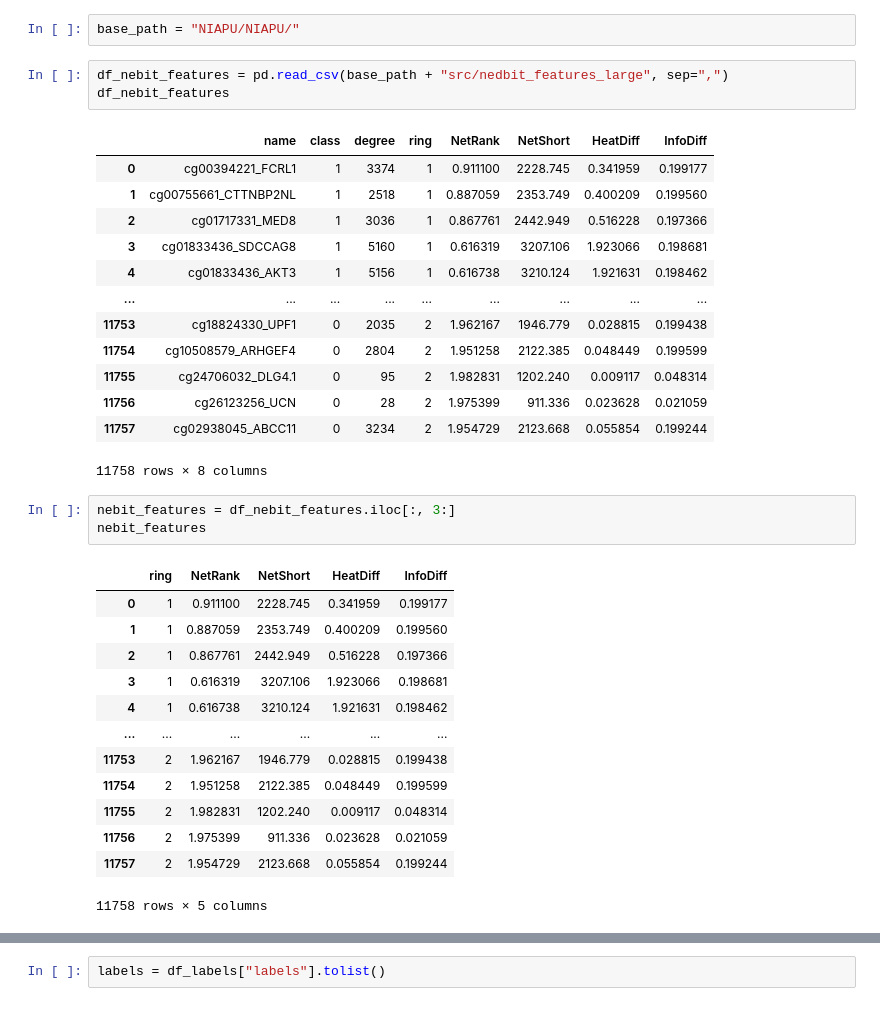
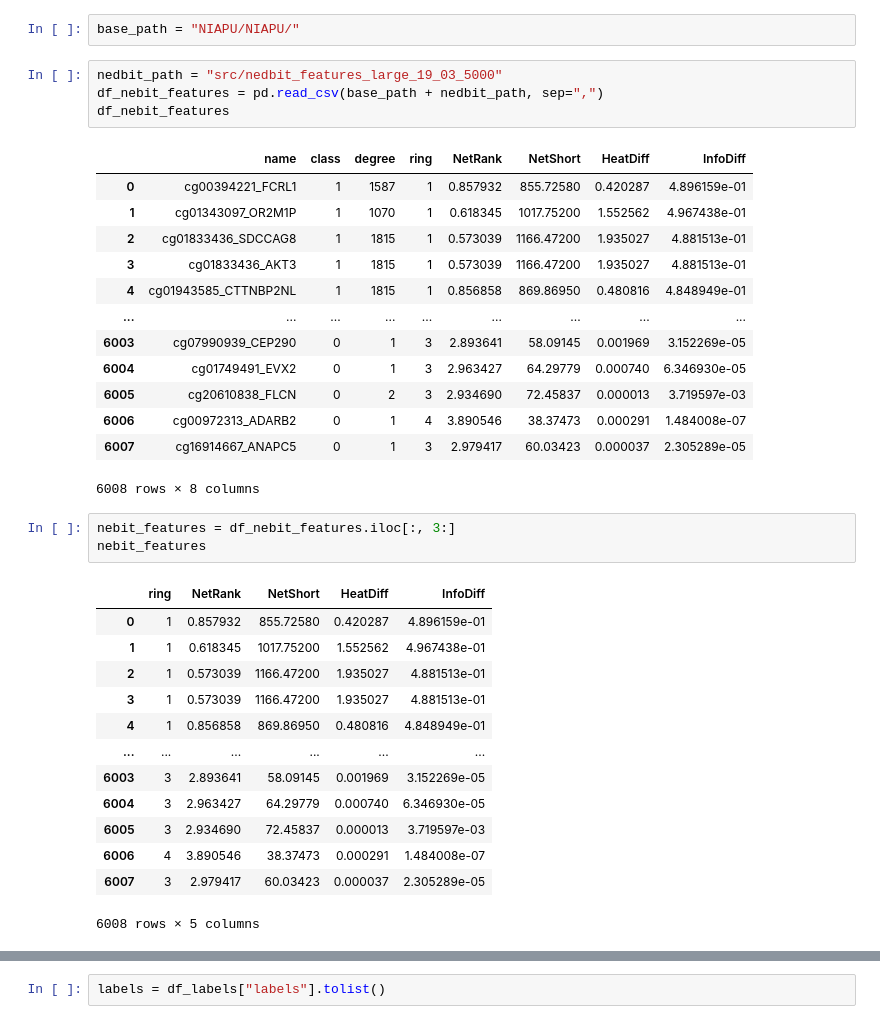
Before and after one commit to anuprulez/nanosampler, a Jupyter notebook: AML/analyse_niapu_features.ipynb, the cells around one changed output, grey strips where cells are left out. Drawn from its saved outputs; the diff is of its cells as text.

```diff
--- a/AML/analyse_niapu_features.ipynb
+++ b/AML/analyse_niapu_features.ipynb
@@ -4,39 +4,40 @@ import pandas as pd
 # %%
 base_path = "NIAPU/NIAPU/"
 # %%
-df_nebit_features = pd.read_csv(base_path + "src/nedbit_features_large", sep=",")
+nedbit_path = "src/nedbit_features_large_19_03_5000"
+df_nebit_features = pd.read_csv(base_path + nedbit_path, sep=",")
 df_nebit_features
 # %% [output]
 |  | name | class | degree | ring | NetRank | NetShort | HeatDiff | InfoDiff |
-| 0 | cg00394221_FCRL1 | 1 | 3374 | 1 | 0.911100 | 2228.745 | 0.341959 | 0.199177 |
-| 1 | cg00755661_CTTNBP2NL | 1 | 2518 | 1 | 0.887059 | 2353.749 | 0.400209 | 0.199560 |
-| 2 | cg01717331_MED8 | 1 | 3036 | 1 | 0.867761 | 2442.949 | 0.516228 | 0.197366 |
-| 3 | cg01833436_SDCCAG8 | 1 | 5160 | 1 | 0.616319 | 3207.106 | 1.923066 | 0.198681 |
-| 4 | cg01833436_AKT3 | 1 | 5156 | 1 | 0.616738 | 3210.124 | 1.921631 | 0.198462 |
+| 0 | cg00394221_FCRL1 | 1 | 1587 | 1 | 0.857932 | 855.72580 | 0.420287 | 4.896159e-01 |
+| 1 | cg01343097_OR2M1P | 1 | 1070 | 1 | 0.618345 | 1017.75200 | 1.552562 | 4.967438e-01 |
+| 2 | cg01833436_SDCCAG8 | 1 | 1815 | 1 | 0.573039 | 1166.47200 | 1.935027 | 4.881513e-01 |
+| 3 | cg01833436_AKT3 | 1 | 1815 | 1 | 0.573039 | 1166.47200 | 1.935027 | 4.881513e-01 |
+| 4 | cg01943585_CTTNBP2NL | 1 | 1815 | 1 | 0.856858 | 869.86950 | 0.480816 | 4.848949e-01 |
 | ... | ... | ... | ... | ... | ... | ... | ... | ... |
-| 11753 | cg18824330_UPF1 | 0 | 2035 | 2 | 1.962167 | 1946.779 | 0.028815 | 0.199438 |
-| 11754 | cg10508579_ARHGEF4 | 0 | 2804 | 2 | 1.951258 | 2122.385 | 0.048449 | 0.199599 |
-| 11755 | cg24706032_DLG4.1 | 0 | 95 | 2 | 1.982831 | 1202.240 | 0.009117 | 0.048314 |
-| 11756 | cg26123256_UCN | 0 | 28 | 2 | 1.975399 | 911.336 | 0.023628 | 0.021059 |
-| 11757 | cg02938045_ABCC11 | 0 | 3234 | 2 | 1.954729 | 2123.668 | 0.055854 | 0.199244 |
+| 6003 | cg07990939_CEP290 | 0 | 1 | 3 | 2.893641 | 58.09145 | 0.001969 | 3.152269e-05 |
+| 6004 | cg01749491_EVX2 | 0 | 1 | 3 | 2.963427 | 64.29779 | 0.000740 | 6.346930e-05 |
+| 6005 | cg20610838_FLCN | 0 | 2 | 3 | 2.934690 | 72.45837 | 0.000013 | 3.719597e-03 |
+| 6006 | cg00972313_ADARB2 | 0 | 1 | 4 | 3.890546 | 38.37473 | 0.000291 | 1.484008e-07 |
+| 6007 | cg16914667_ANAPC5 | 0 | 1 | 3 | 2.979417 | 60.03423 | 0.000037 | 2.305289e-05 |
-11758 rows × 8 columns
+6008 rows × 8 columns
 # %%
 nebit_features = df_nebit_features.iloc[:, 3:]
 nebit_features
 # %% [output]
 |  | ring | NetRank | NetShort | HeatDiff | InfoDiff |
-| 0 | 1 | 0.911100 | 2228.745 | 0.341959 | 0.199177 |
-| 1 | 1 | 0.887059 | 2353.749 | 0.400209 | 0.199560 |
-| 2 | 1 | 0.867761 | 2442.949 | 0.516228 | 0.197366 |
-| 3 | 1 | 0.616319 | 3207.106 | 1.923066 | 0.198681 |
-| 4 | 1 | 0.616738 | 3210.124 | 1.921631 | 0.198462 |
+| 0 | 1 | 0.857932 | 855.72580 | 0.420287 | 4.896159e-01 |
+| 1 | 1 | 0.618345 | 1017.75200 | 1.552562 | 4.967438e-01 |
+| 2 | 1 | 0.573039 | 1166.47200 | 1.935027 | 4.881513e-01 |
+| 3 | 1 | 0.573039 | 1166.47200 | 1.935027 | 4.881513e-01 |
+| 4 | 1 | 0.856858 | 869.86950 | 0.480816 | 4.848949e-01 |
 | ... | ... | ... | ... | ... | ... |
-| 11753 | 2 | 1.962167 | 1946.779 | 0.028815 | 0.199438 |
-| 11754 | 2 | 1.951258 | 2122.385 | 0.048449 | 0.199599 |
-| 11755 | 2 | 1.982831 | 1202.240 | 0.009117 | 0.048314 |
-| 11756 | 2 | 1.975399 | 911.336 | 0.023628 | 0.021059 |
-| 11757 | 2 | 1.954729 | 2123.668 | 0.055854 | 0.199244 |
+| 6003 | 3 | 2.893641 | 58.09145 | 0.001969 | 3.152269e-05 |
+| 6004 | 3 | 2.963427 | 64.29779 | 0.000740 | 6.346930e-05 |
+| 6005 | 3 | 2.934690 | 72.45837 | 0.000013 | 3.719597e-03 |
+| 6006 | 4 | 3.890546 | 38.37473 | 0.000291 | 1.484008e-07 |
+| 6007 | 3 | 2.979417 | 60.03423 | 0.000037 | 2.305289e-05 |
-11758 rows × 5 columns
+6008 rows × 5 columns
 # %%
 # normalise NetShort feature
 
```
Also changed, not shown: parts of 16 cells of this notebook, 3 other files.
